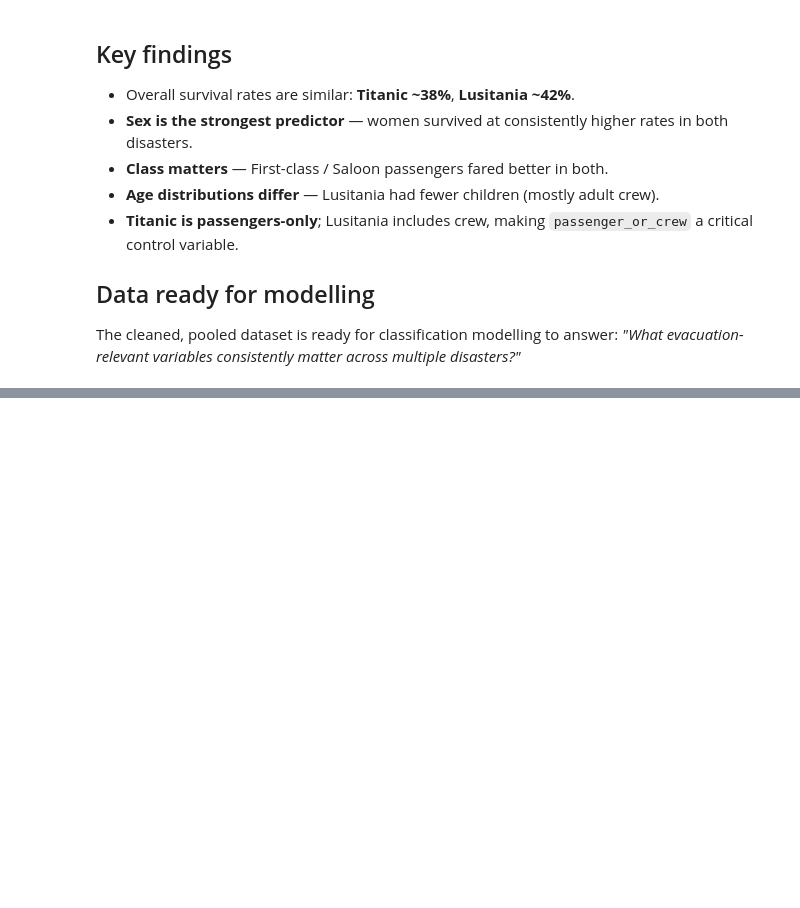
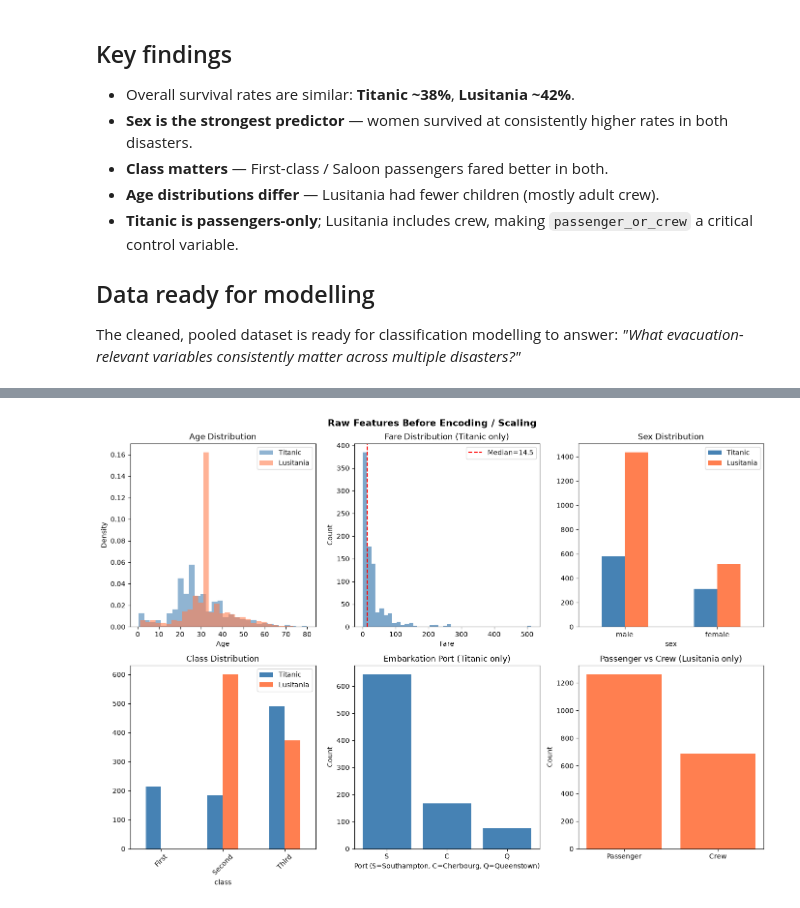
Before and after one commit to 4vince/MIH_MachineLearning, a Jupyter notebook: MIH_ML.ipynb, the cells around one changed output, grey strips where cells are left out. Cells and saved outputs as stored; diff of their text form; code cells hidden in the pictures; blank space fills up the shorter version.

```diff
--- a/MIH_ML.ipynb
+++ b/MIH_ML.ipynb
@@ -719,0 +788,11 @@ The cleaned, pooled dataset is ready for classification modelling to answer:
+# %%
+titanic, lusitania = load_cleaned_datasets()
+
+print("=" * 60)
+print("Cleaned Datasets")
+print("=" * 60)
+print(f"Titanic:   {titanic.shape[0]:>4d} rows, {titanic.shape[1]} columns")
+print(f"Lusitania: {lusitania.shape[0]:>4d} rows, {lusitania.shape[1]} columns")
+
+print("\nTitanic columns:", list(titanic.columns))
+print("Lusitania columns:", list(lusitania.columns))
@@ -719,0 +819,58 @@ The cleaned, pooled dataset is ready for classification modelling to answer:
+# %%
+fig, axes = plt.subplots(2, 3, figsize=(14, 10))
+fig.suptitle("Raw Features Before Encoding / Scaling", fontsize=14, fontweight="bold")
+
+# 1. Age distribution
+axes[0, 0].hist(titanic["age"], bins=30, alpha=0.6, density=True,
+                label="Titanic", color="steelblue")
+axes[0, 0].hist(lusitania["age"], bins=30, alpha=0.6, density=True,
+                label="Lusitania", color="coral")
+axes[0, 0].set_xlabel("Age"); axes[0, 0].set_ylabel("Density")
+axes[0, 0].legend(); axes[0, 0].set_title("Age Distribution")
+
+# 2. Fare distribution (Titanic only)
+axes[0, 1].hist(titanic["fare"], bins=40, alpha=0.7, color="steelblue")
+axes[0, 1].set_xlabel("Fare"); axes[0, 1].set_ylabel("Count")
+axes[0, 1].set_title("Fare Distribution (Titanic only)")
+axes[0, 1].axvline(titanic["fare"].median(), color="red", ls="--",
+                   label=f"Median={titanic['fare'].median():.1f}")
+axes[0, 1].legend()
+
+# 3. Sex counts (pooled)
+sex_counts = pd.DataFrame({
+    "Titanic": titanic["sex"].value_counts(),
+    "Lusitania": lusitania["sex"].value_counts(),
+})
+sex_counts.plot(kind="bar", ax=axes[0, 2], color=["steelblue", "coral"])
+axes[0, 2].set_title("Sex Distribution")
+axes[0, 2].set_xticks(range(len(sex_counts.index)))
+axes[0, 2].set_xticklabels(sex_counts.index, rotation=0)
+
+# 4. Class comparison
+class_order = ["First", "Second", "Third"]
+t_class = titanic["class"].value_counts()
+l_class = lusitania["class"].value_counts()
+class_df = pd.DataFrame({"Titanic": t_class, "Lusitania": l_class}).fillna(0)
+class_df = class_df.reindex([c for c in class_order if c in class_df.index])
+class_df.plot(kind="bar", ax=axes[1, 0], color=["steelblue", "coral"])
+axes[1, 0].set_title("Class Distribution")
+axes[1, 0].set_xticks(range(len(class_df.index)))
+axes[1, 0].set_xticklabels(class_df.index, rotation=45)
+
+# 5. Embarked (Titanic only)
+embarked_counts = titanic["embarked"].value_counts()
+axes[1, 1].bar(embarked_counts.index, embarked_counts.values, color="steelblue")
+axes[1, 1].set_title("Embarkation Port (Titanic only)")
+axes[1, 1].set_xlabel("Port (S=Southampton, C=Cherbourg, Q=Queenstown)")
+axes[1, 1].set_ylabel("Count")
+
+# 6. Passenger/Crew (Lusitania only)
+pc_counts = lusitania["passenger_crew"].value_counts()
+axes[1, 2].bar(pc_counts.index, pc_counts.values, color="coral")
+axes[1, 2].set_title("Passenger vs Crew (Lusitania only)")
+axes[1, 2].set_ylabel("Count")
+
+plt.tight_layout()
+plt.show()
+# %% [output]
+[figure, added]
```
Also changed, not shown: parts of 18 cells of this notebook, 17 other files.
